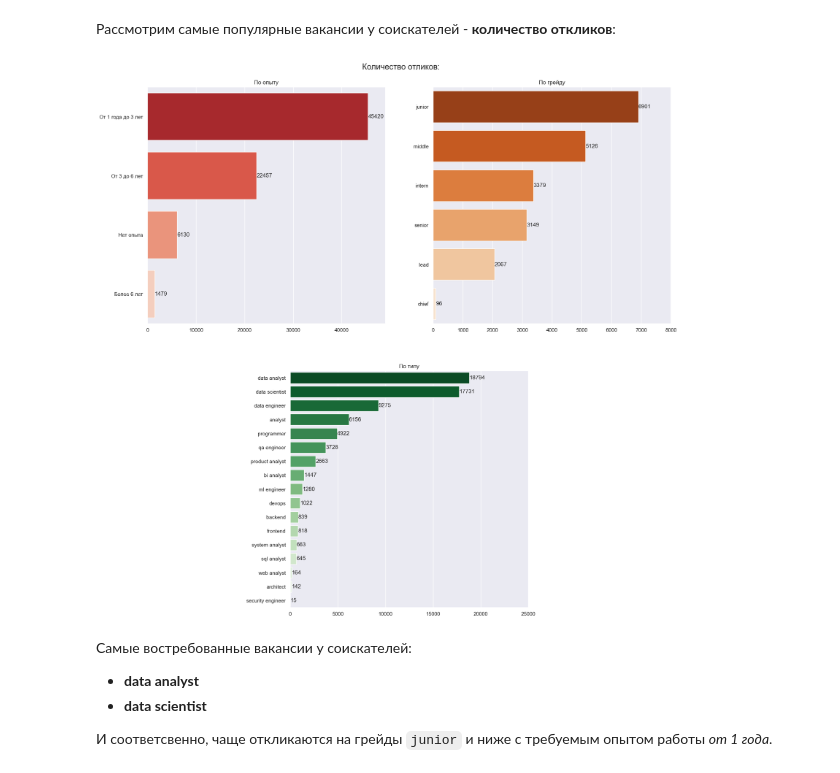
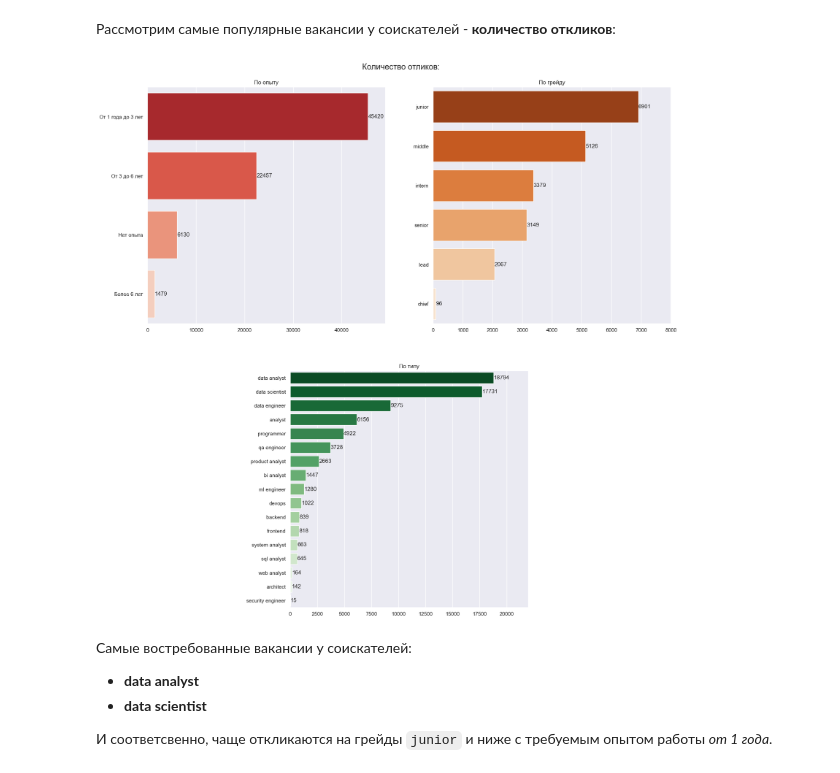
Before and after one commit to KirillErokhin/hh_parser, a Jupyter notebook: hh_dp_EDA.ipynb, the cells around one changed output. Cells and saved outputs as stored; diff of their text form; code cells hidden in the pictures.

```diff
--- a/hh_dp_EDA.ipynb
+++ b/hh_dp_EDA.ipynb
@@ -613,35 +614,35 @@ ax2 = plt.subplot(spec[0, 2:])
 ax3 = plt.subplot(spec[1, 1:3])
 
 experience_type = df.groupby('experience')['responses'].sum().sort_values(ascending=False)
 sns.barplot(y=experience_type.index, x=experience_type, orient='h', palette='Reds_r', ax=ax1)
 ax1.set_title('По опыту')
 ax1.set_xlabel('')
 ax1.set_ylabel('')
 ax1.bar_label(ax1.containers[0])
 ax1.set_xlim(0, 49000)
 
 grade_type = df.groupby('grade_1')['responses'].sum().sort_values(ascending=False)
 sns.barplot(y=grade_type.index, x=grade_type, orient='h', palette='Oranges_r', ax=ax2)
 ax2.set_title('По грейду')
 ax2.set_xlabel('')
 ax2.set_ylabel('')
 ax2.bar_label(ax2.containers[0])
 ax2.set_xlim(0, 8000)
 
 respon_type = df.groupby('type_1')['responses'].sum().sort_values(ascending=False)
 sns.barplot(y=respon_type.index, x=respon_type, orient='h', palette='Greens_r', ax=ax3)
 ax3.set_title('По типу')
 ax3.set_xlabel('')
 ax3.set_ylabel('')
 ax3.bar_label(ax3.containers[0])
-ax3.set_xlim(0, 25000)
+ax3.set_xlim(0, 22000)
 
 fig.suptitle('Количество отликов:', y=0.915, fontsize='x-large')
 
 plt.savefig('./img/responses_count.jpg', bbox_inches='tight')
 plt.show()
 # %% [output]
-[figure, old version]
+[figure, new version]
 # %% [markdown]
 Самые востребованные вакансии у соискателей:
 
```
Also changed, not shown: parts of 11 cells of this notebook, 2 other files.
